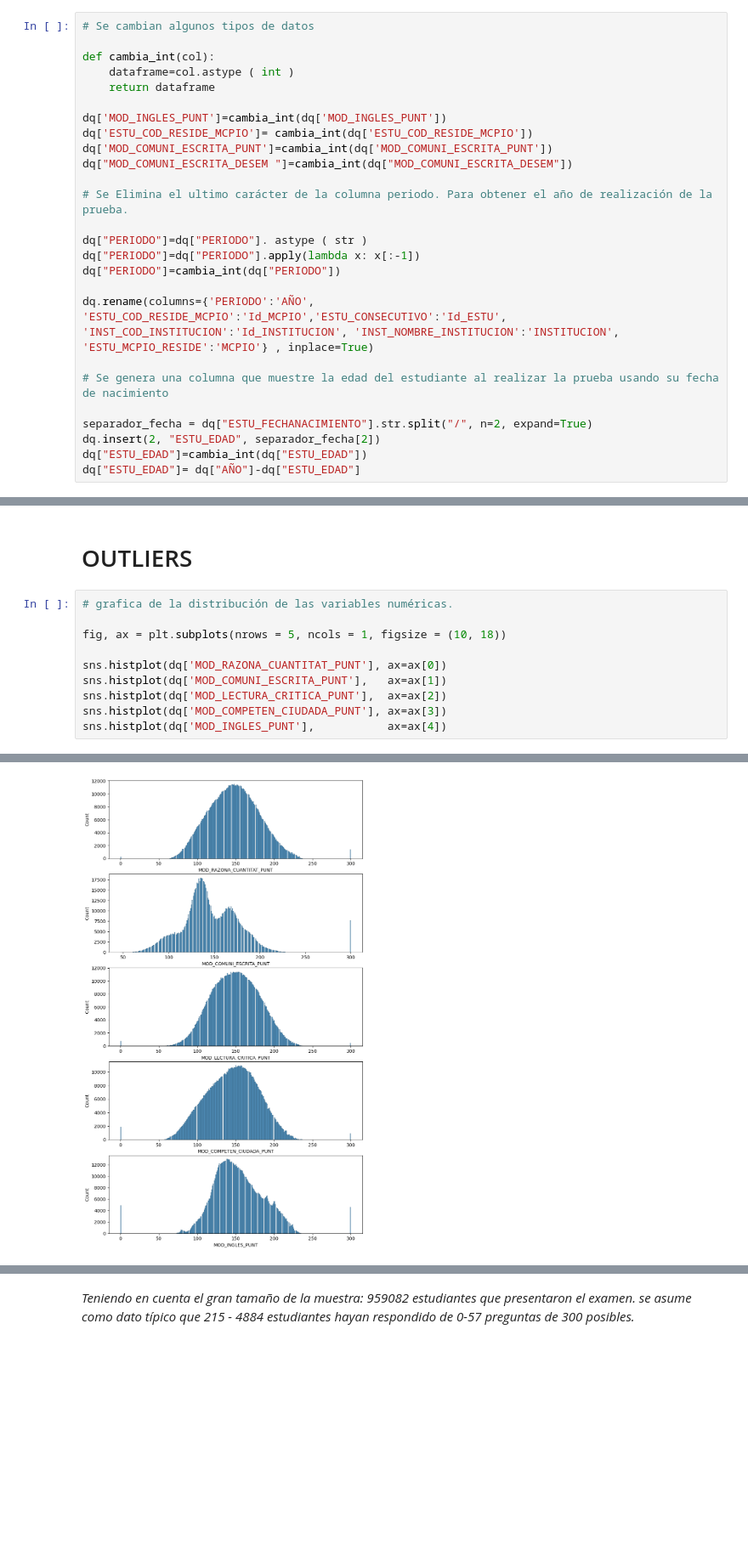
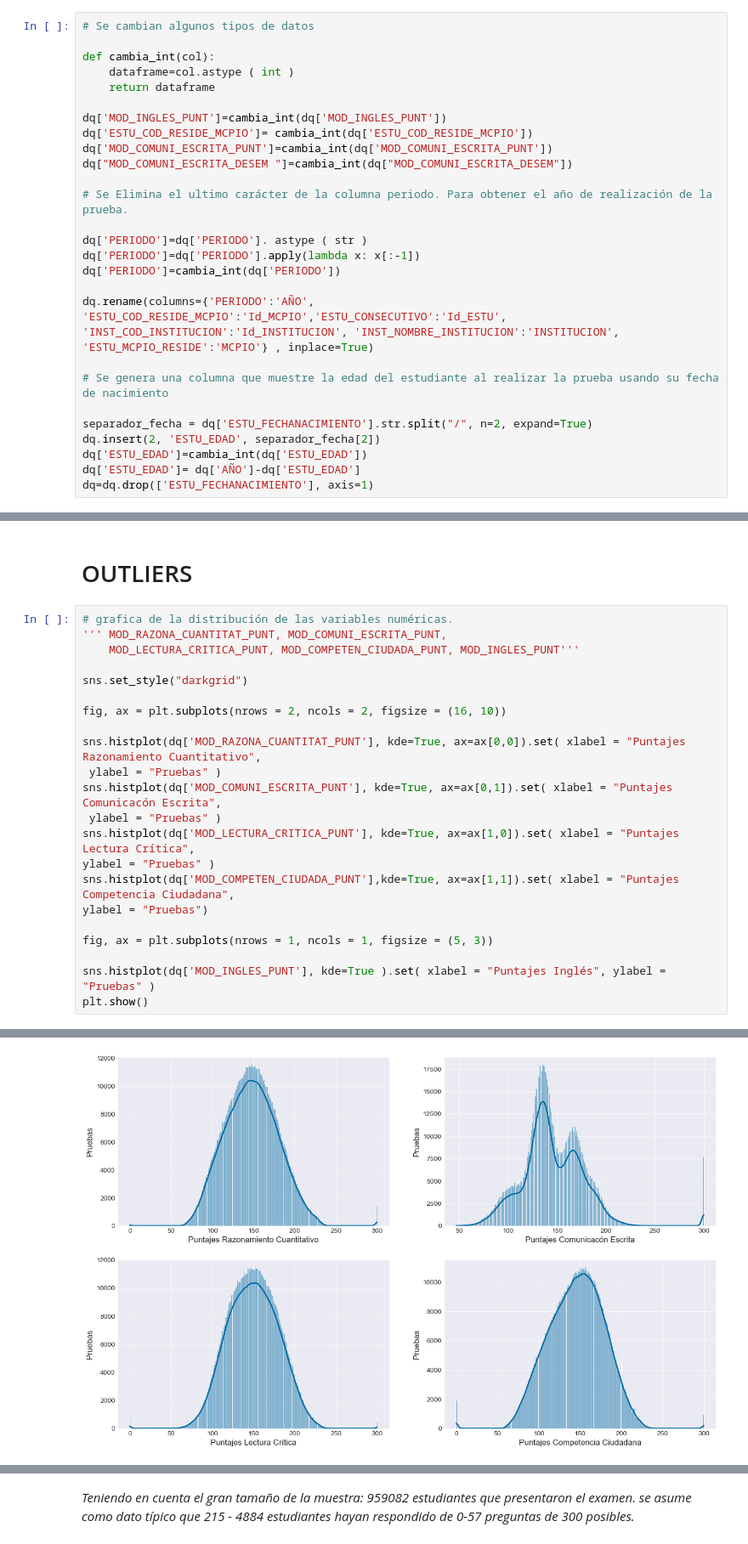
Before and after one commit to jospinoponce/PruebasSaberPro_Colombia, a Jupyter notebook: EDA.ipynb, the cells around one changed output, grey strips where cells are left out. Shown at 85% size. Saved outputs shown, nothing was run; the diff lists cells and outputs as text; blank space fills up the shorter version.

```diff
--- a/EDA.ipynb
+++ b/EDA.ipynb
@@ -114,9 +114,9 @@ dq["MOD_COMUNI_ESCRITA_DESEM "]=cambia_int(dq["MOD_COMUNI_ESCRITA_DESEM"])
 
 # Se Elimina el ultimo carácter de la columna periodo. Para obtener el año de realización de la prueba.
 
-dq["PERIODO"]=dq["PERIODO"]. astype ( str )
-dq["PERIODO"]=dq["PERIODO"].apply(lambda x: x[:-1])
-dq["PERIODO"]=cambia_int(dq["PERIODO"])
+dq['PERIODO']=dq['PERIODO']. astype ( str )
+dq['PERIODO']=dq['PERIODO'].apply(lambda x: x[:-1])
+dq['PERIODO']=cambia_int(dq['PERIODO'])
 
 dq.rename(columns={'PERIODO':'AÑO', 'ESTU_COD_RESIDE_MCPIO':'Id_MCPIO','ESTU_CONSECUTIVO':'Id_ESTU',
 'INST_COD_INSTITUCION':'Id_INSTITUCION', 'INST_NOMBRE_INSTITUCION':'INSTITUCION',
@@ -124,10 +124,11 @@ dq.rename(columns={'PERIODO':'AÑO', 'ESTU_COD_RESIDE_MCPIO':'Id_MCPIO','ESTU_CO
 
 # Se genera una columna que muestre la edad del estudiante al realizar la prueba usando su fecha de nacimiento
 
-separador_fecha = dq["ESTU_FECHANACIMIENTO"].str.split("/", n=2, expand=True)
-dq.insert(2, "ESTU_EDAD", separador_fecha[2])
-dq["ESTU_EDAD"]=cambia_int(dq["ESTU_EDAD"])
-dq["ESTU_EDAD"]= dq["AÑO"]-dq["ESTU_EDAD"]
+separador_fecha = dq['ESTU_FECHANACIMIENTO'].str.split("/", n=2, expand=True)
+dq.insert(2, 'ESTU_EDAD', separador_fecha[2])
+dq['ESTU_EDAD']=cambia_int(dq['ESTU_EDAD'])
+dq['ESTU_EDAD']= dq['AÑO']-dq['ESTU_EDAD']
+dq=dq.drop(['ESTU_FECHANACIMIENTO'], axis=1)
 # %%
 dq.head(2)
 # %% [output]
@@ -139,12 +140,24 @@ dq.head(2)
 # OUTLIERS
 # %%
 # grafica de la distribución de las variables numéricas.
+''' MOD_RAZONA_CUANTITAT_PUNT, MOD_COMUNI_ESCRITA_PUNT,
+    MOD_LECTURA_CRITICA_PUNT, MOD_COMPETEN_CIUDADA_PUNT, MOD_INGLES_PUNT'''
 
-fig, ax = plt.subplots(nrows = 5, ncols = 1, figsize = (10, 18))
+sns.set_style("darkgrid")
 
-sns.histplot(dq['MOD_RAZONA_CUANTITAT_PUNT'], ax=ax[0])
-sns.histplot(dq['MOD_COMUNI_ESCRITA_PUNT'],   ax=ax[1])
-sns.histplot(dq['MOD_LECTURA_CRITICA_PUNT'],  ax=ax[2])
-sns.histplot(dq['MOD_COMPETEN_CIUDADA_PUNT'], ax=ax[3])
-sns.histplot(dq['MOD_INGLES_PUNT'],           ax=ax[4])
+fig, ax = plt.subplots(nrows = 2, ncols = 2, figsize = (16, 10))
+
+sns.histplot(dq['MOD_RAZONA_CUANTITAT_PUNT'], kde=True, ax=ax[0,0]).set( xlabel = "Puntajes Razonamiento Cuantitativo",
+ ylabel = "Pruebas" )
+sns.histplot(dq['MOD_COMUNI_ESCRITA_PUNT'], kde=True, ax=ax[0,1]).set( xlabel = "Puntajes Comunicacón Escrita",
+ ylabel = "Pruebas" )
+sns.histplot(dq['MOD_LECTURA_CRITICA_PUNT'], kde=True, ax=ax[1,0]).set( xlabel = "Puntajes Lectura Crítica",
+ylabel = "Pruebas" )
+sns.histplot(dq['MOD_COMPETEN_CIUDADA_PUNT'],kde=True, ax=ax[1,1]).set( xlabel = "Puntajes Competencia Ciudadana",
+ylabel = "Pruebas")
+
+fig, ax = plt.subplots(nrows = 1, ncols = 1, figsize = (5, 3))
+
+sns.histplot(dq['MOD_INGLES_PUNT'], kde=True ).set( xlabel = "Puntajes Inglés", ylabel = "Pruebas" )
+plt.show()
 # %% [output]
@@ -152 +164 @@ sns.histplot(dq['MOD_INGLES_PUNT'],           ax=ax[4])
-[figure, old version]
+[figure, new version]
```
Also changed, not shown: parts of 12 cells of this notebook, 1 other file.
